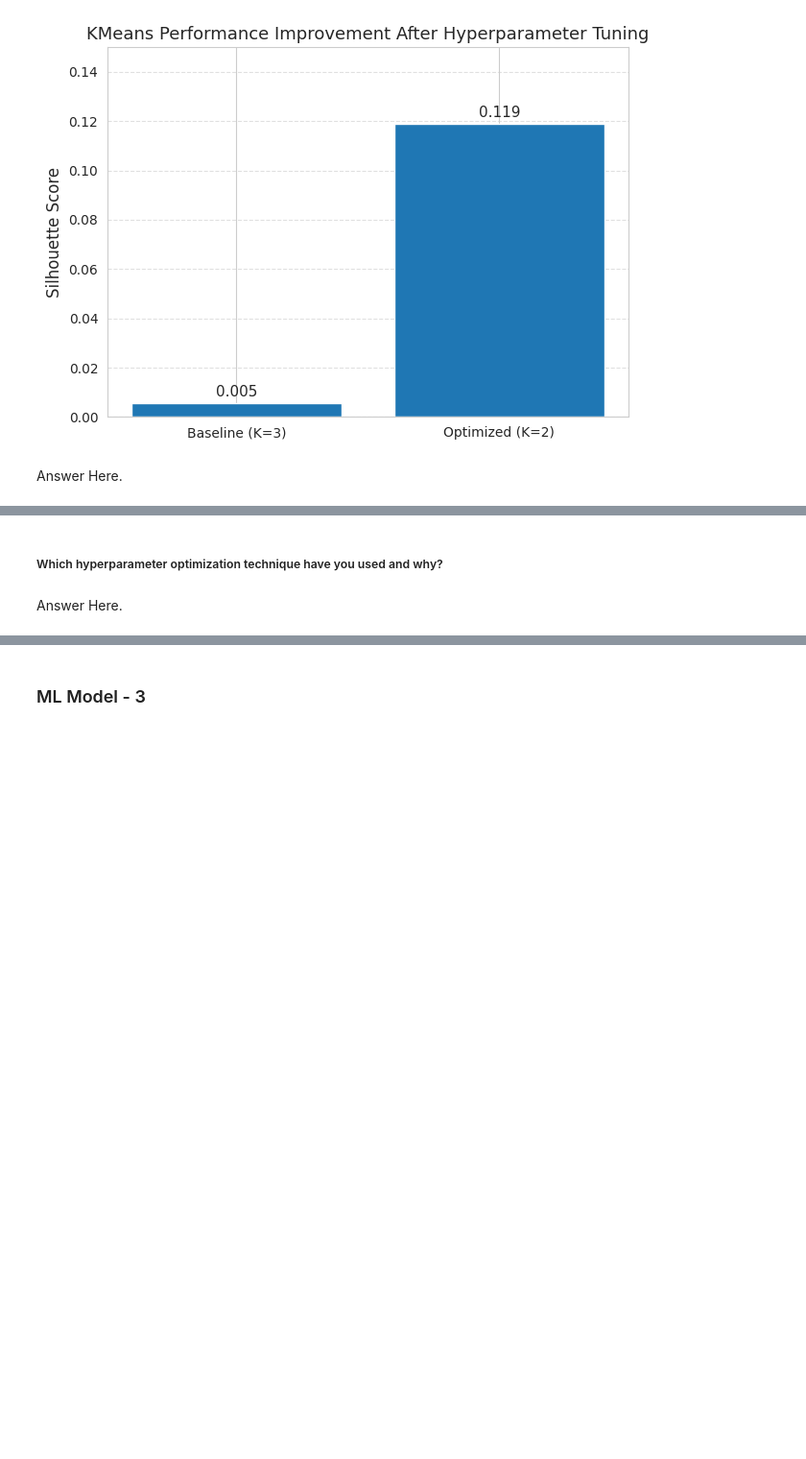
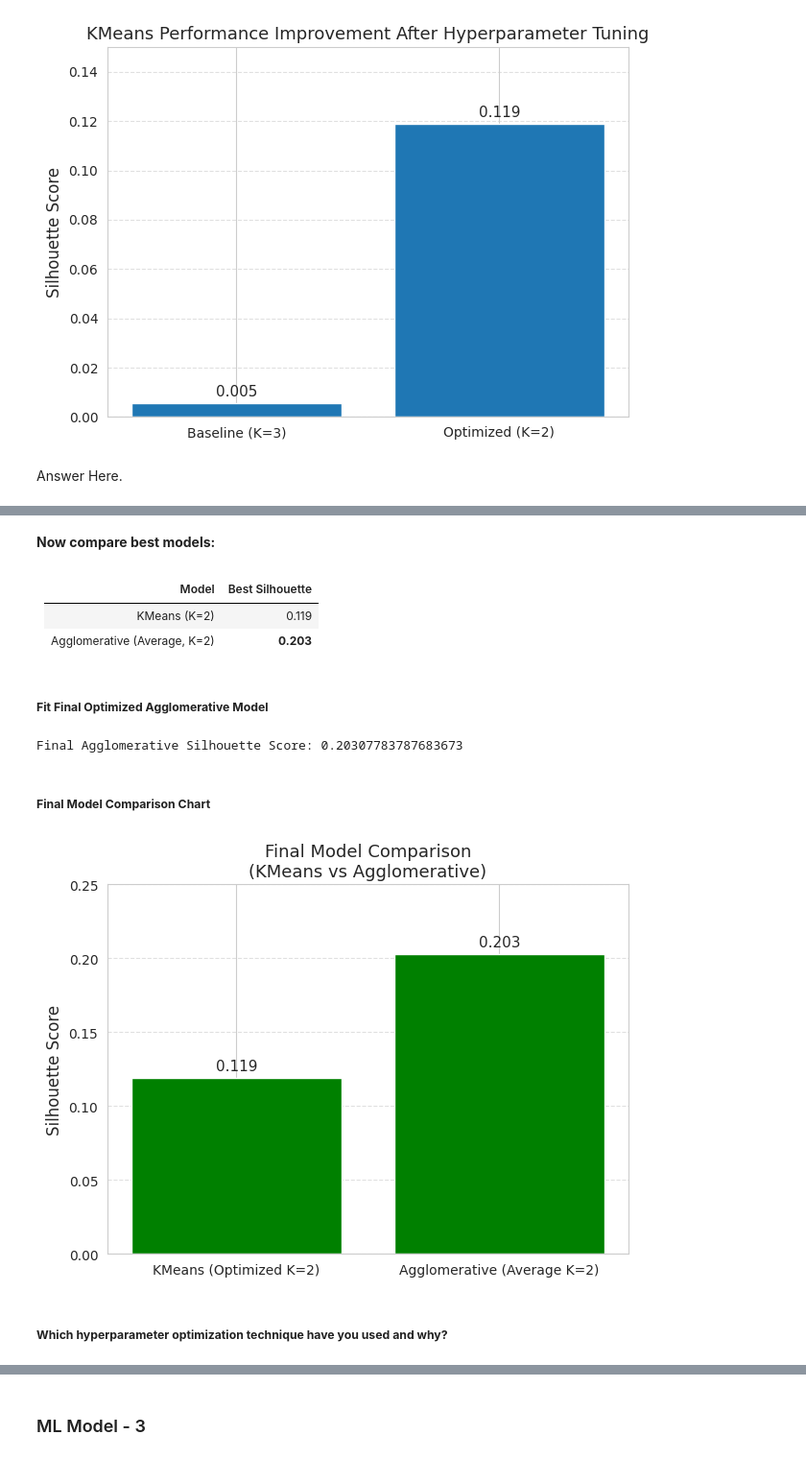
Before and after one commit to Sagarjain93/Machine-Learning-Portfolio, a Jupyter notebook: 03_ML_Practice/Zomato_Restaurant_Clustering/notebook/03_ML_Clustering.ipynb, the cells around one changed output, grey strips where cells are left out. Shown at 96% size. Drawn from its saved outputs; the diff is of its cells as text; code cells hidden in the pictures; blank space fills up the shorter version.

```diff
--- a/03_ML_Practice/Zomato_Restaurant_Clustering/notebook/03_ML_Clustering.ipynb
+++ b/03_ML_Practice/Zomato_Restaurant_Clustering/notebook/03_ML_Clustering.ipynb
@@ -3429,4 +3561,47 @@ Answer Here.
+# %% [markdown]
+**Now compare best models:**
+# %% [markdown]
+| Model                        | Best Silhouette |
+| ---------------------------- | --------------- |
+| KMeans (K=2)                 | 0.119           |
+| Agglomerative (Average, K=2) | **0.203**       |
+# %% [markdown]
+##### **Fit Final Optimized Agglomerative Model**
+# %%
+# Final Optimized Agglomerative Model
+agglo_final = AgglomerativeClustering(n_clusters=2, linkage="average")
+
+agglo_final_labels = agglo_final.fit_predict(X)
+
+agglo_final_sil_score = silhouette_score(X, agglo_final_labels)
+
+print("Final Agglomerative Silhouette Score:", agglo_final_sil_score)
+# %% [output]
+Final Agglomerative Silhouette Score: 0.20307783787683673
+# %% [markdown]
+##### **Final Model Comparison Chart**
+# %%
+models = ["KMeans (Optimized K=2)", "Agglomerative (Average K=2)"]
+scores = [optimized_sil_score, agglo_final_sil_score]
+
+plt.figure(figsize=(7,5))
+
+bars = plt.bar(models, scores,color='green')
+
+# Add value labels
+for bar in bars:
+    height = bar.get_height()
+    plt.text(bar.get_x() + bar.get_width()/2, height + 0.005,
+             f"{height:.3f}",
+             ha='center', fontsize=11)
+
+plt.ylabel("Silhouette Score", fontsize=12)
+plt.title("Final Model Comparison\n(KMeans vs Agglomerative)", fontsize=13)
+plt.ylim(0, 0.25)
+plt.grid(axis='y', linestyle='--', alpha=0.6)
+
+plt.show()
+# %% [output]
+[figure, added]
 # %% [markdown]
-##### Which hyperparameter optimization technique have you used and why?
+##### **Which hyperparameter optimization technique have you used and why?**
-# %% [markdown]
-Answer Here.
```
Also changed, not shown: parts of 27 cells of this notebook.
